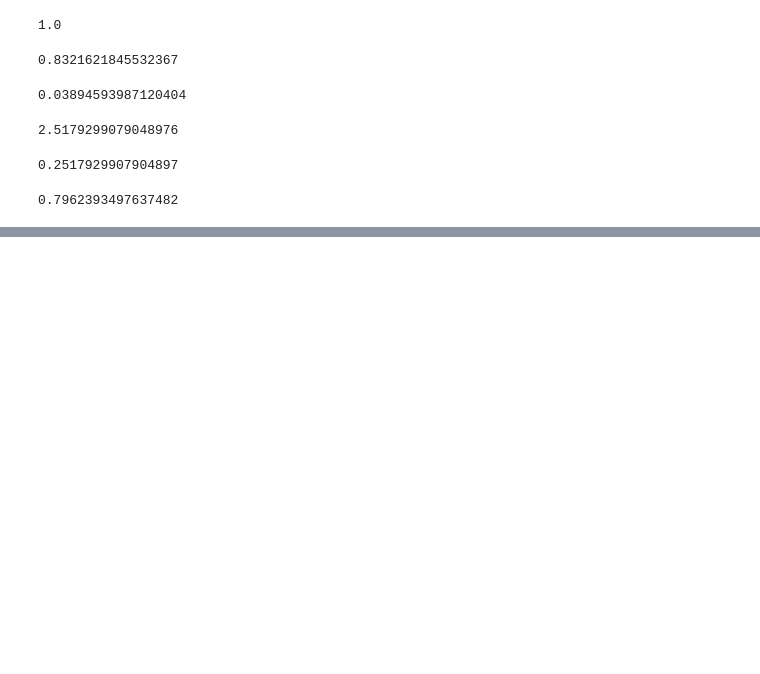
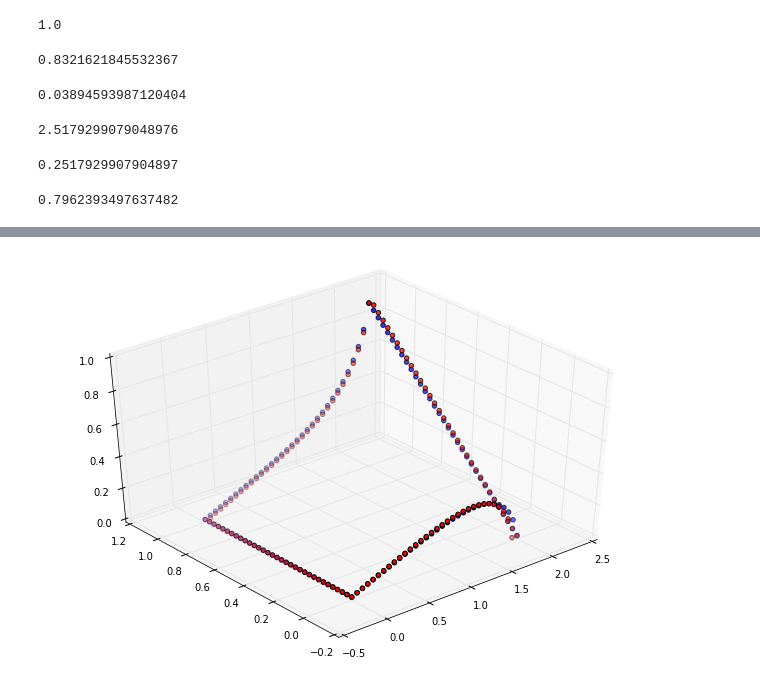
Before and after one commit to gear/HPSC, a Jupyter notebook: hw/assign1_worksheet.ipynb, the cells around one changed output, grey strips where cells are left out. Saved outputs shown, nothing was run; the diff lists cells and outputs as text; code cells hidden in the pictures; blank space fills up the shorter version.

```diff
--- a/hw/assign1_worksheet.ipynb
+++ b/hw/assign1_worksheet.ipynb
@@ -192,0 +189,4 @@ for i in range(20):
+# %%
+a.scatter_plot(x,y,bem,fem[99])
+# %% [output]
+[figure, added]
```
Also changed, not shown: parts of 3 cells of this notebook.
